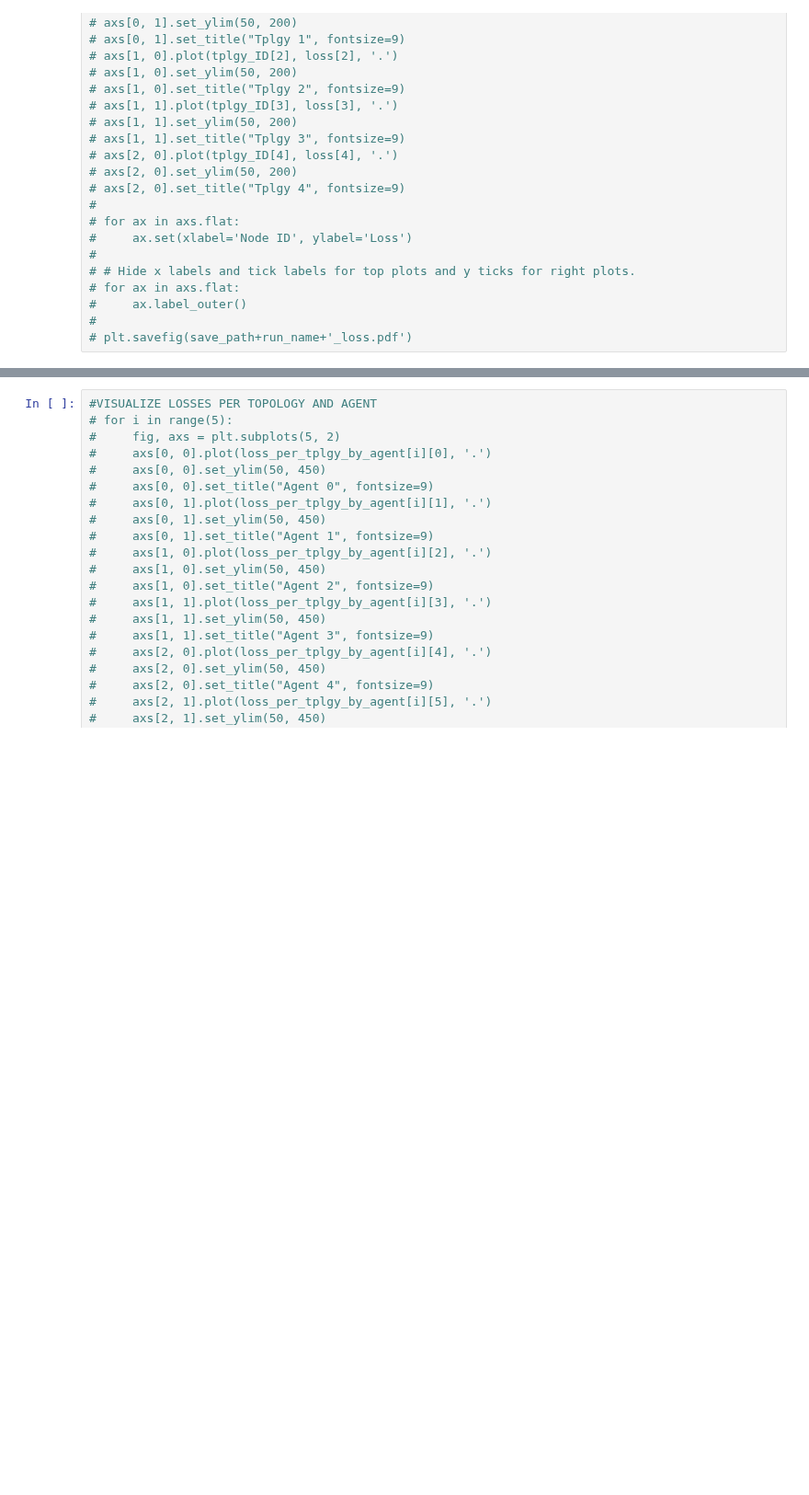
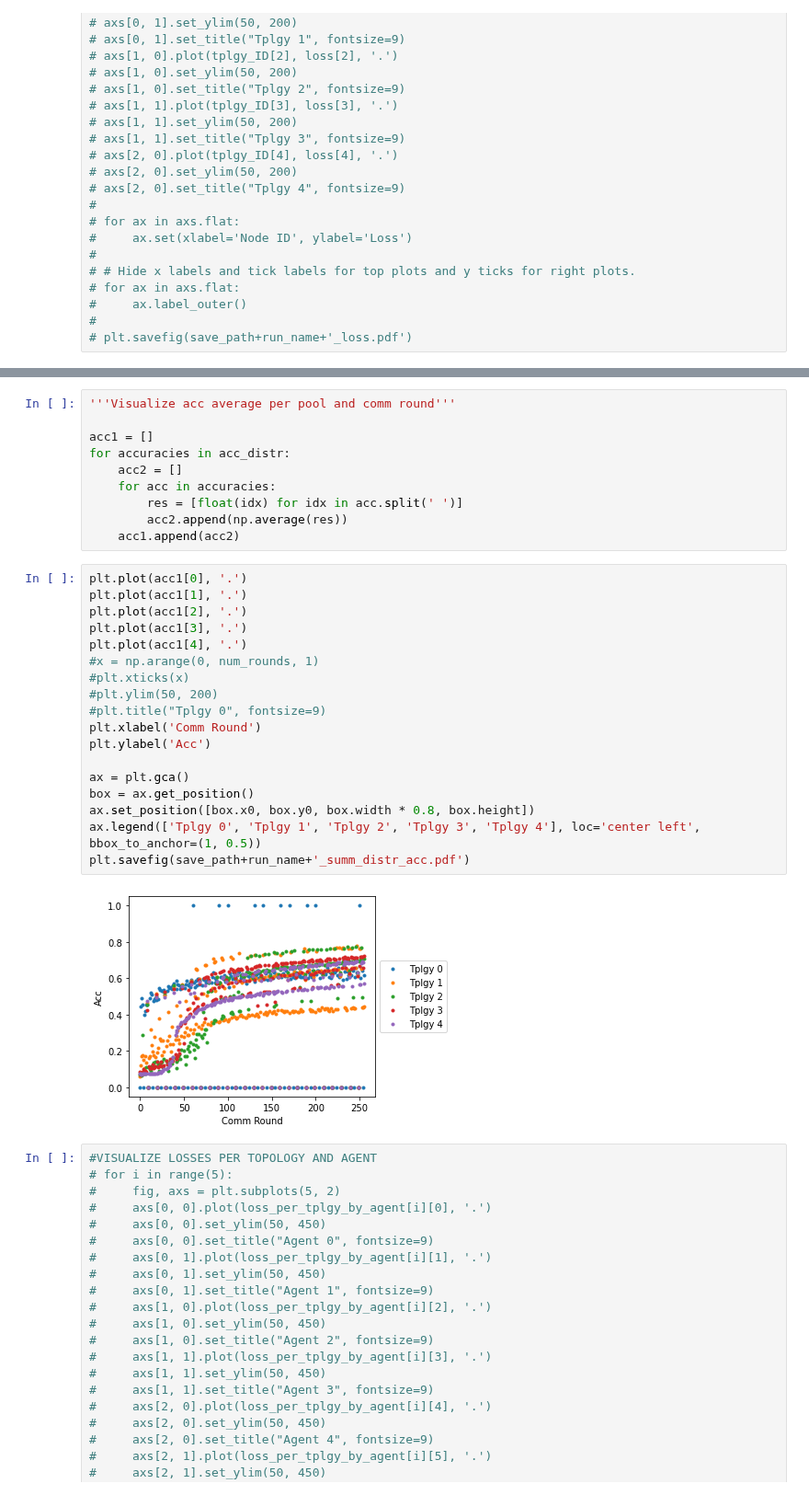
Before and after one commit to AitorB16/GLow, a Jupyter notebook: 8_visualize_results.ipynb, the cells around one changed output, grey strips where cells are left out. Shown at 92% size. Cells and saved outputs as stored; diff of their text form; blank space fills up the shorter version.

```diff
--- a/8_visualize_results.ipynb
+++ b/8_visualize_results.ipynb
@@ -205,3 +212,33 @@ for i in range(5):
+# %%
+'''Visualize acc average per pool and comm round'''
+
+acc1 = []
+for accuracies in acc_distr:
+    acc2 = []
+    for acc in accuracies:
+        res = [float(idx) for idx in acc.split(' ')]
+        acc2.append(np.average(res))
+    acc1.append(acc2)
+# %%
+plt.plot(acc1[0], '.')
+plt.plot(acc1[1], '.')
+plt.plot(acc1[2], '.')
+plt.plot(acc1[3], '.')
+plt.plot(acc1[4], '.')
+#x = np.arange(0, num_rounds, 1)
+#plt.xticks(x)
+#plt.ylim(50, 200)
+#plt.title("Tplgy 0", fontsize=9)
+plt.xlabel('Comm Round')
+plt.ylabel('Acc')
+
+ax = plt.gca()
+box = ax.get_position()
+ax.set_position([box.x0, box.y0, box.width * 0.8, box.height])
+ax.legend(['Tplgy 0', 'Tplgy 1', 'Tplgy 2', 'Tplgy 3', 'Tplgy 4'], loc='center left', bbox_to_anchor=(1, 0.5))
+plt.savefig(save_path+run_name+'_summ_distr_acc.pdf')
+# %% [output]
+[figure, added]
 # %%
 #VISUALIZE LOSSES PER TOPOLOGY AND AGENT
 # for i in range(5):
```
Also changed, not shown: parts of 12 cells of this notebook, 8 other files.
